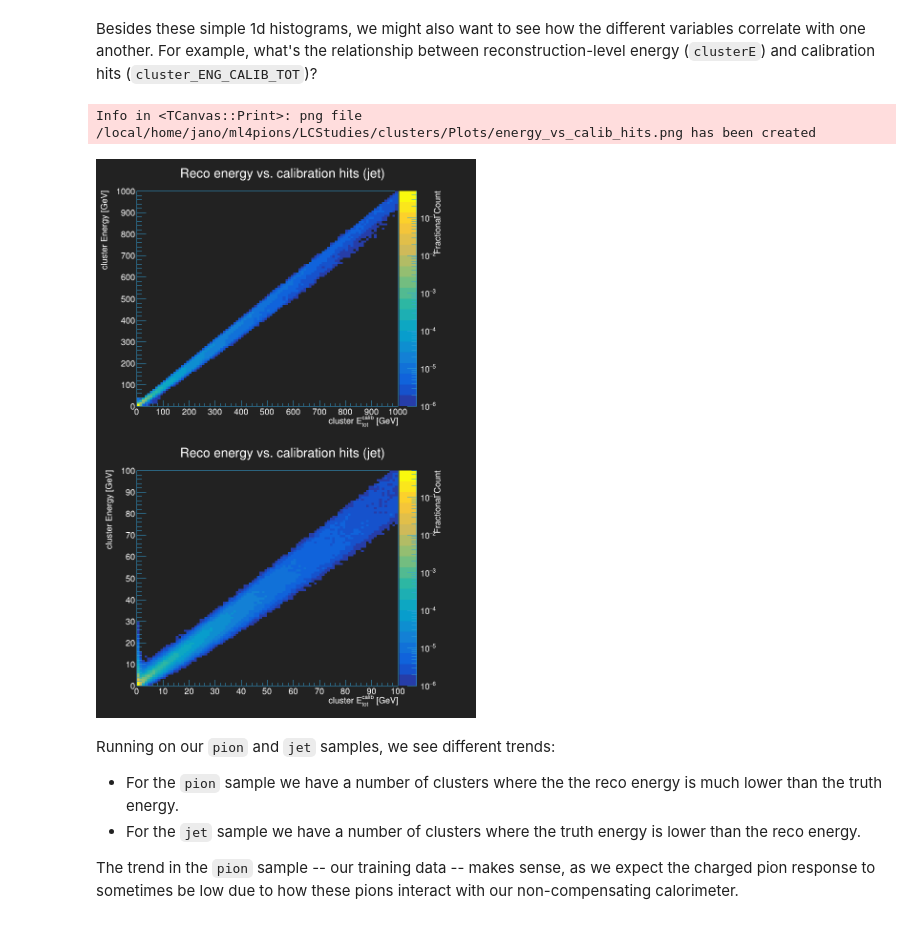
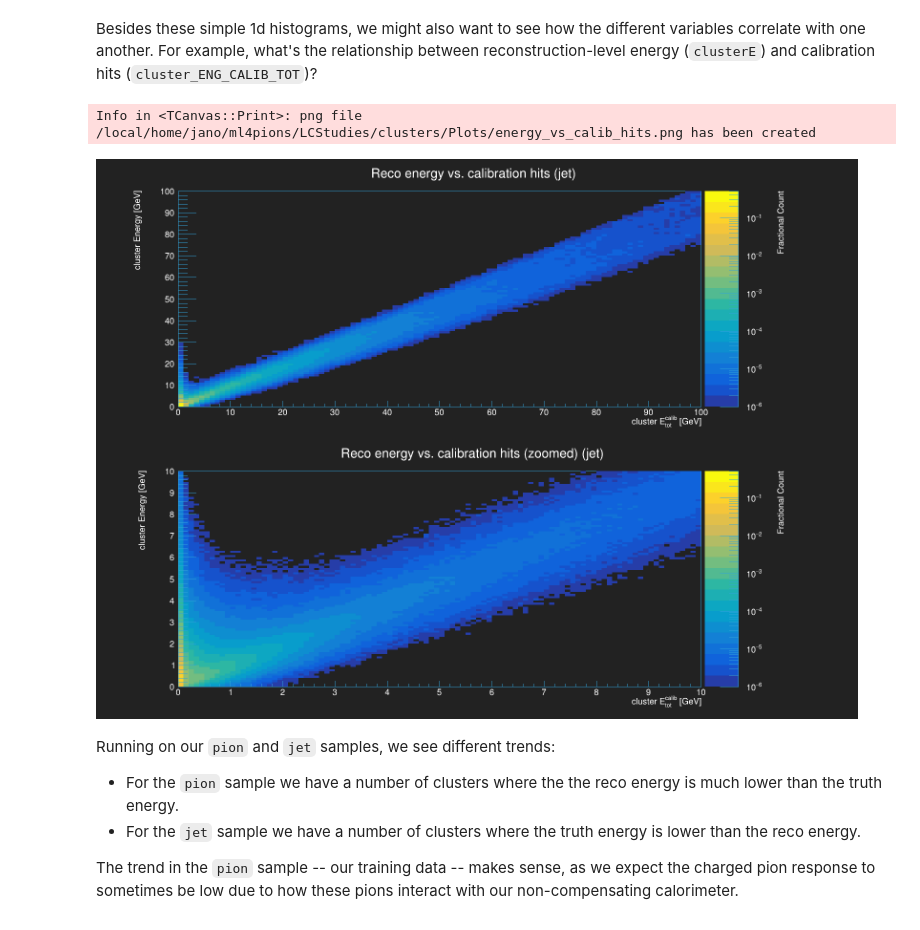
Before and after one commit to atlas-calo-ml/caloml-atlas, a Jupyter notebook: clusters/ClusterStudies_Jan.ipynb, the cells around one changed output. Drawn from its saved outputs; the diff is of its cells as text; code cells hidden in the pictures.

```diff
--- a/clusters/ClusterStudies_Jan.ipynb
+++ b/clusters/ClusterStudies_Jan.ipynb
@@ -74,8 +107,6 @@ elif(source == 'jet'):
                 'cluster_ENG_CALIB_TOT', 'cluster_EM_PROBABILITY'
     ]
 
-else: assert(False)
-
 # fancy display names for each pion type
 pi_text = {
     'p0': 'pi0',
@@ -102,7 +133,6 @@ if(use_xkcd):
     plt.xkcd(scale=.75,length=100,randomness=1)
 
 # plotting style -- manages our color palette and object colors
-mode = 'dark' # for publications, use "light", otherwise use "dark" for cool-looking plots
 plotstyle = qu.PlotStyle(mode)
 plotstyle.SetStyle()
 
@@ -245,6 +274,8 @@ Warning in <TROOT::Append>: Replacing existing TH1: h_jet_cluster_nCells (Potent
 # %% [markdown]
 Besides these simple 1d histograms, we might also want to see how the different variables correlate with one another. For example, what's the relationship between reconstruction-level energy (`clusterE`) and calibration hits (`cluster_ENG_CALIB_TOT`)?
 # %%
+rt.gStyle.SetOptStat(0)
+
 nbins = 100
 e_min = 0.
 
@@ -256,14 +287,14 @@ if(source == 'pion'):
     canvas.Divide(2,2)
 
 
-elif(source == 'jet'):
+else:
     canvas = rt.TCanvas(qu.RN(),'c',800,1200)
-    e_max = 1000.
-    e_max_zoomed = 100.
+    e_max = 100.
+    e_max_zoomed = 10.
     canvas.Divide(1,2)
 
 binning = (nbins,e_min,e_max)
-binning_zoomed = (nbins,e_min,100.) #
+binning_zoomed = (nbins,e_min,e_max_zoomed) #
 
 h2d = {
     key: rt.TH2F(qu.RN(),
@@ -275,7 +306,7 @@ h2d = {
 
 h2dz = {
     key: rt.TH2F(qu.RN(),
-                 'Reco energy vs. calibration hits ({})'.format(pi_latex[key]) + ';cluster E_{tot}^{calib} [GeV];cluster Energy [GeV];Fractional Count',
+                 'Reco energy vs. calibration hits (zoomed) ({})'.format(pi_latex[key]) + ';cluster E_{tot}^{calib} [GeV];cluster Energy [GeV];Fractional Count',
                  *binning_zoomed, *binning_zoomed
                 )
     for key in pdata.keys()
@@ -287,34 +318,34 @@ for key,frame in pdata.items():
         h2dz[key].Fill(*entry)
 
 for i,key in enumerate(pdata.keys()):
 
     canvas.cd(2 * i + 1)
     integral = h2d[key].Integral()
     if(integral == 0.): integral = 1.
     h2d[key].Scale(1./integral)
     h2d[key].Draw('COLZ')
 
     rt.gPad.SetRightMargin(0.2)
     rt.gPad.SetLogz()
     h2d[key].SetMinimum(1.0e-6)
     h2d[key].SetMaximum(5.0e-1)
 
     canvas.cd(2 * i + 2)
     integral = h2dz[key].Integral()
     if(integral == 0.): integral = 1.
     h2dz[key].Scale(1./integral)
     h2dz[key].Draw('COLZ')
 
     rt.gPad.SetRightMargin(0.2)
     rt.gPad.SetLogz()
     h2dz[key].SetMinimum(1.0e-6)
     h2dz[key].SetMaximum(5.0e-1)
 
 canvas.Draw()
 canvas.SaveAs(plotpath + 'energy_vs_calib_hits.png')
 # %% [output]
 Info in <TCanvas::Print>: png file /local/home/jano/ml4pions/LCStudies/clusters/Plots/energy_vs_calib_hits.png has been created
-[figure, old version]
+[figure, new version]
 # %% [markdown]
 Running on our `pion` and `jet` samples, we see different trends:
 - For the `pion` sample we have a number of clusters where the the reco energy is much lower than the truth energy.
```
Also changed, not shown: parts of 4 cells of this notebook, 7 other files.
